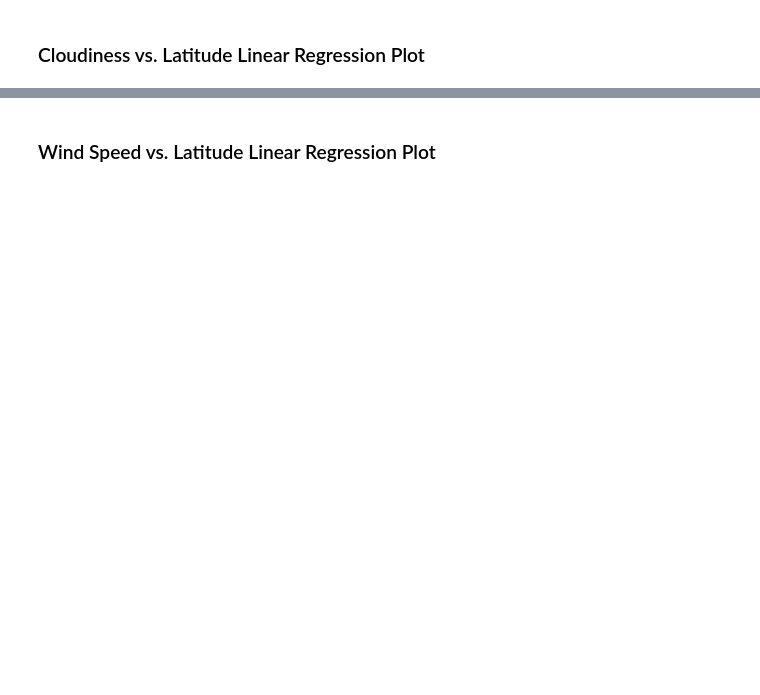
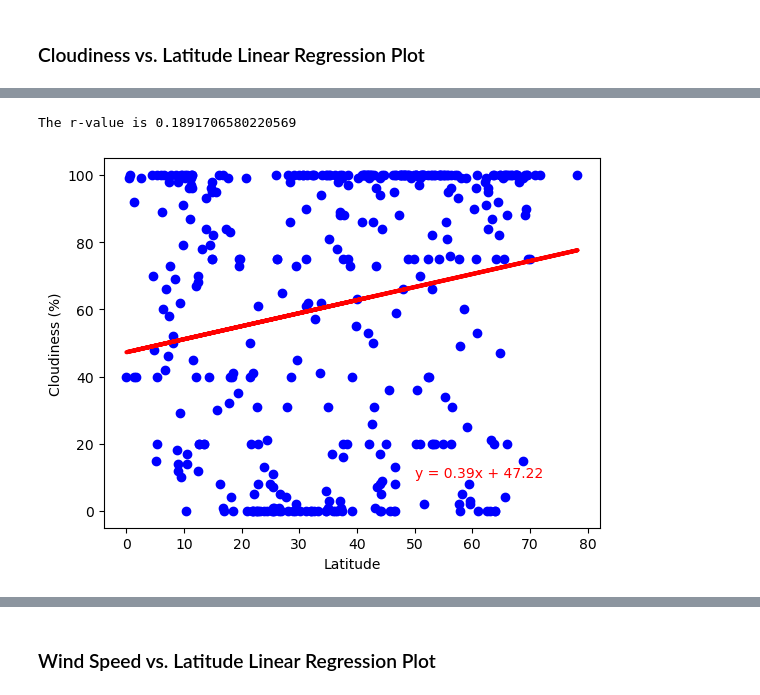
Before and after one commit to RaeAnnG/python-api-challenge, a Jupyter notebook: starter_code/WeatherPy.RG.ipynb, the cells around one changed output, grey strips where cells are left out. Drawn from its saved outputs; the diff is of its cells as text; code cells hidden in the pictures; blank space fills up the shorter version.

```diff
--- a/starter_code/WeatherPy.RG.ipynb
+++ b/starter_code/WeatherPy.RG.ipynb
@@ -386,0 +390,9 @@ Latitude vs Temperature - As expected, the farther away from the equator we trav
+# %%
+# Northern Hemisphere
+x_plot = northern_hemi_df["Lat"]
+y_plot = northern_hemi_df["Cloudiness"]
+linearRegression(x_plot, y_plot, 50, 10, "Cloudiness (%)")
+plt.savefig("output_data/Fig7.png",dpi=300, bbox_inches = "tight")
+# %% [output]
+The r-value is 0.1891706580220569
+[figure, added]
```
Also changed, not shown: parts of 20 cells of this notebook, 2 other files.
